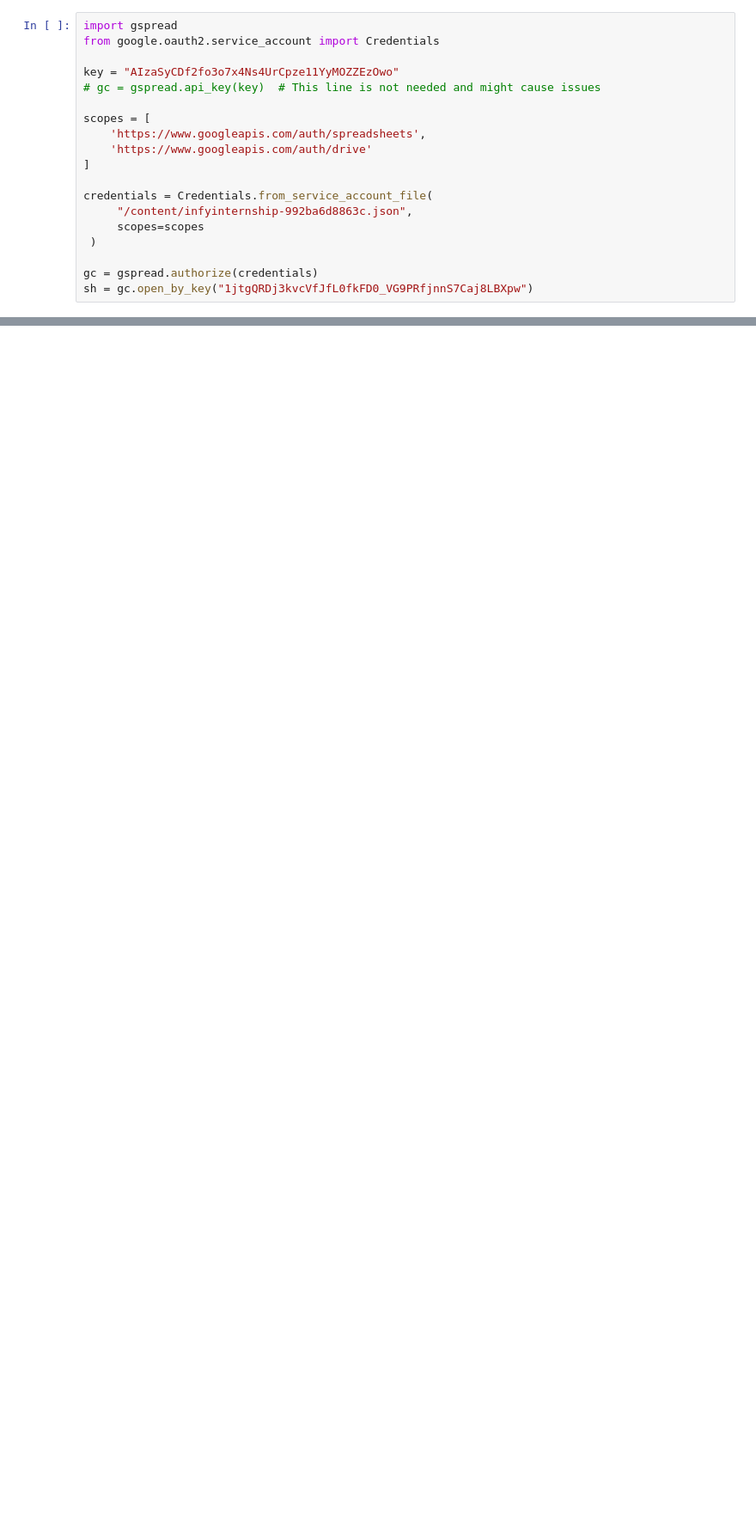
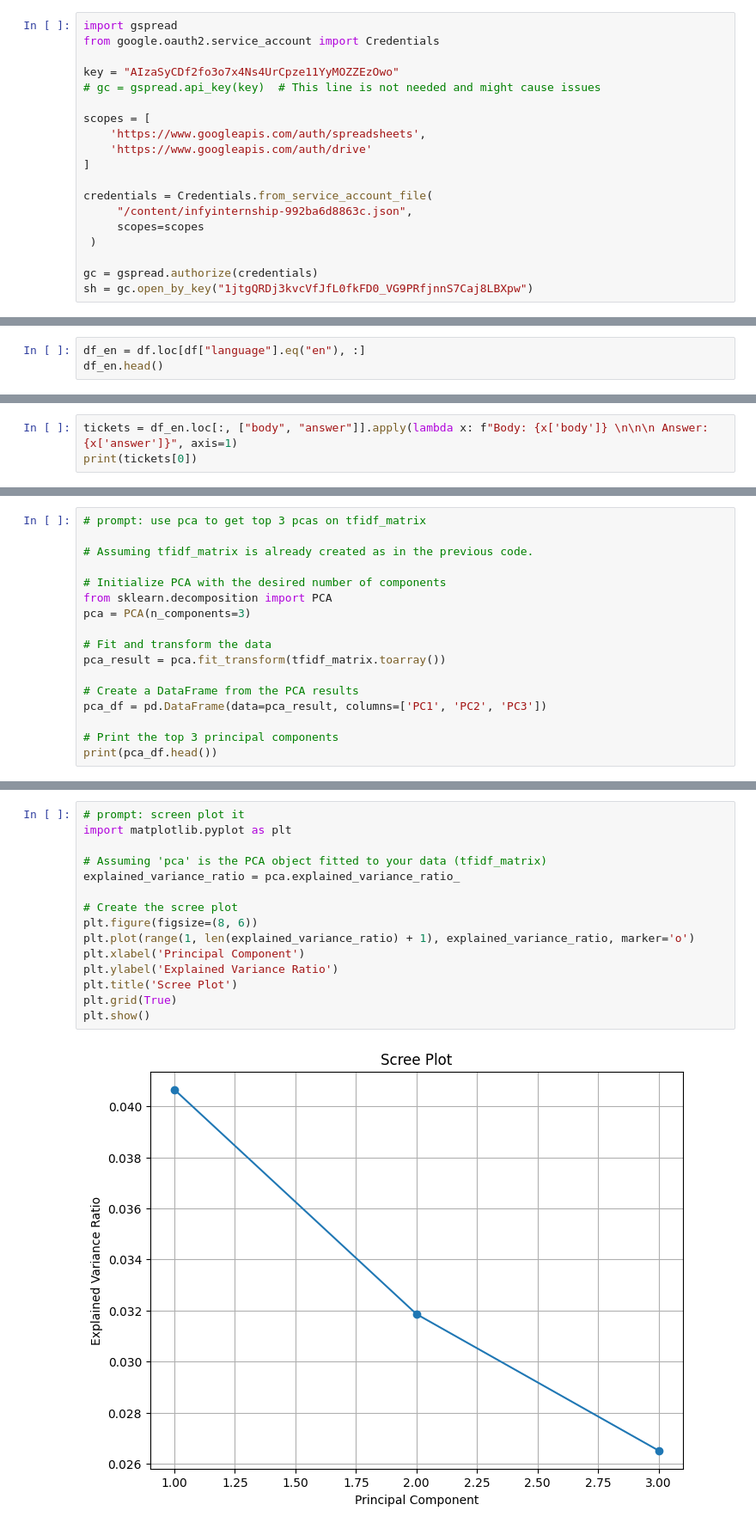
Before and after one commit to Rii-FUND/Infosys_Internship, a Jupyter notebook: customerSupportTickets/rough/4. Automated Responses/response_automation_final.ipynb, the cells around one changed output, grey strips where cells are left out. Shown at 86% size. Drawn from its saved outputs; the diff is of its cells as text; blank space fills up the shorter version.

```diff
--- a/customerSupportTickets/rough/4. Automated Responses/response_automation_final.ipynb
+++ b/customerSupportTickets/rough/4. Automated Responses/response_automation_final.ipynb
@@ -393,0 +61,3 @@ Automated Response: Thank you for contacting us. It looks like a Payment Issue.
+# %%
+df_en = df.loc[df["language"].eq("en"), :]
+df_en.head()
@@ -393,0 +80,3 @@ Automated Response: Thank you for contacting us. It looks like a Payment Issue.
+# %%
+tickets = df_en.loc[:, ["body", "answer"]].apply(lambda x: f"Body: {x['body']} \n\n\n Answer: {x['answer']}", axis=1)
+print(tickets[0])
@@ -393,0 +148,17 @@ Automated Response: Thank you for contacting us. It looks like a Payment Issue.
+# %%
+# prompt: use pca to get top 3 pcas on tfidf_matrix
+
+# Assuming tfidf_matrix is already created as in the previous code.
+
+# Initialize PCA with the desired number of components
+from sklearn.decomposition import PCA
+pca = PCA(n_components=3)
+
+# Fit and transform the data
+pca_result = pca.fit_transform(tfidf_matrix.toarray())
+
+# Create a DataFrame from the PCA results
+pca_df = pd.DataFrame(data=pca_result, columns=['PC1', 'PC2', 'PC3'])
+
+# Print the top 3 principal components
+print(pca_df.head())
@@ -393,0 +227,17 @@ Automated Response: Thank you for contacting us. It looks like a Payment Issue.
+# %%
+# prompt: screen plot it
+import matplotlib.pyplot as plt
+
+# Assuming 'pca' is the PCA object fitted to your data (tfidf_matrix)
+explained_variance_ratio = pca.explained_variance_ratio_
+
+# Create the scree plot
+plt.figure(figsize=(8, 6))
+plt.plot(range(1, len(explained_variance_ratio) + 1), explained_variance_ratio, marker='o')
+plt.xlabel('Principal Component')
+plt.ylabel('Explained Variance Ratio')
+plt.title('Scree Plot')
+plt.grid(True)
+plt.show()
+# %% [output]
+[figure, added]
```
Also changed, not shown: parts of 43 cells of this notebook.
